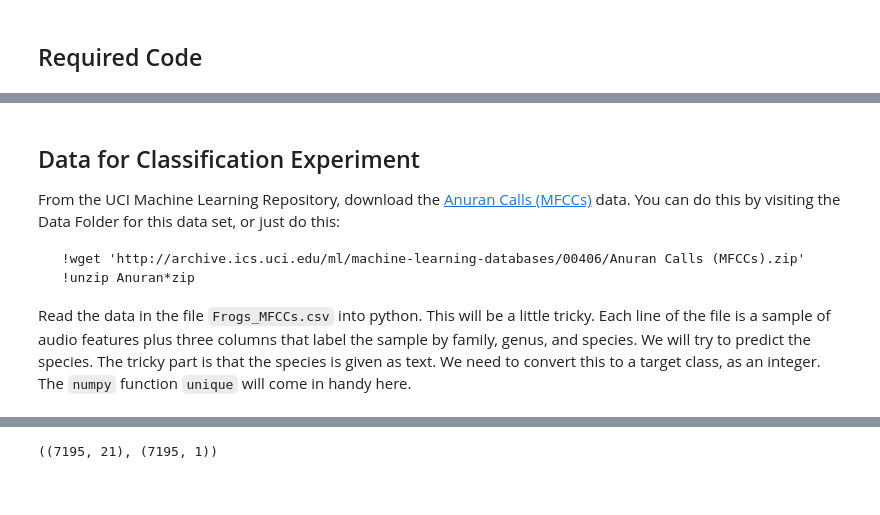
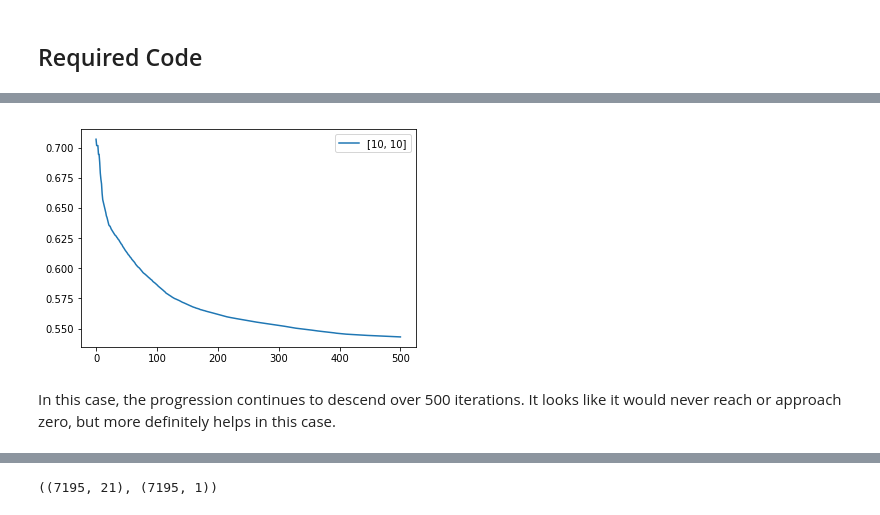
Before and after one commit to JinoFan/cs440-A6, a Jupyter notebook: Edwards-A6.ipynb, the cells around one changed output, grey strips where cells are left out. Cells and saved outputs as stored; diff of their text form; code cells hidden in the pictures.

```diff
--- a/Edwards-A6.ipynb
+++ b/Edwards-A6.ipynb
@@ -343,9 +146,0 @@ For the testing data, plot the predicted and actual `Appliances` energy use, and
-# %% [markdown]
-## Data for Classification Experiment
-
-From the UCI Machine Learning Repository, download the [Anuran Calls (MFCCs)](http://archive.ics.uci.edu/ml/datasets/Anuran+Calls+%28MFCCs%29) data.  You can do this by visiting the Data Folder for this data set, or just do this:
-
-     !wget 'http://archive.ics.uci.edu/ml/machine-learning-databases/00406/Anuran Calls (MFCCs).zip'
-     !unzip Anuran*zip
-
-Read the data in the file `Frogs_MFCCs.csv` into python.  This will be a little tricky. Each line of the file is a sample of audio features plus three columns that label the sample by family, genus, and species. We will try to predict the species.  The tricky part is that the species is given as text.  We need to convert this to a target class, as an integer. The `numpy` function `unique` will come in handy here.
@@ -351,0 +150,10 @@ Read the data in the file `Frogs_MFCCs.csv` into python.  This will be a little
+# %%
+for i in range(len(resultErrors)):
+    plt.plot(resultErrors[i][1], label=resultErrors[i][0])
+
+plt.legend()
+plt.show()
+# %% [output]
+[figure, added]
+# %% [markdown]
+In this case, the progression continues to descend over 500 iterations.  It looks like it would never reach or approach zero, but more definitely helps in this case.
```
Also changed, not shown: parts of 55 cells of this notebook, 2 other files.
